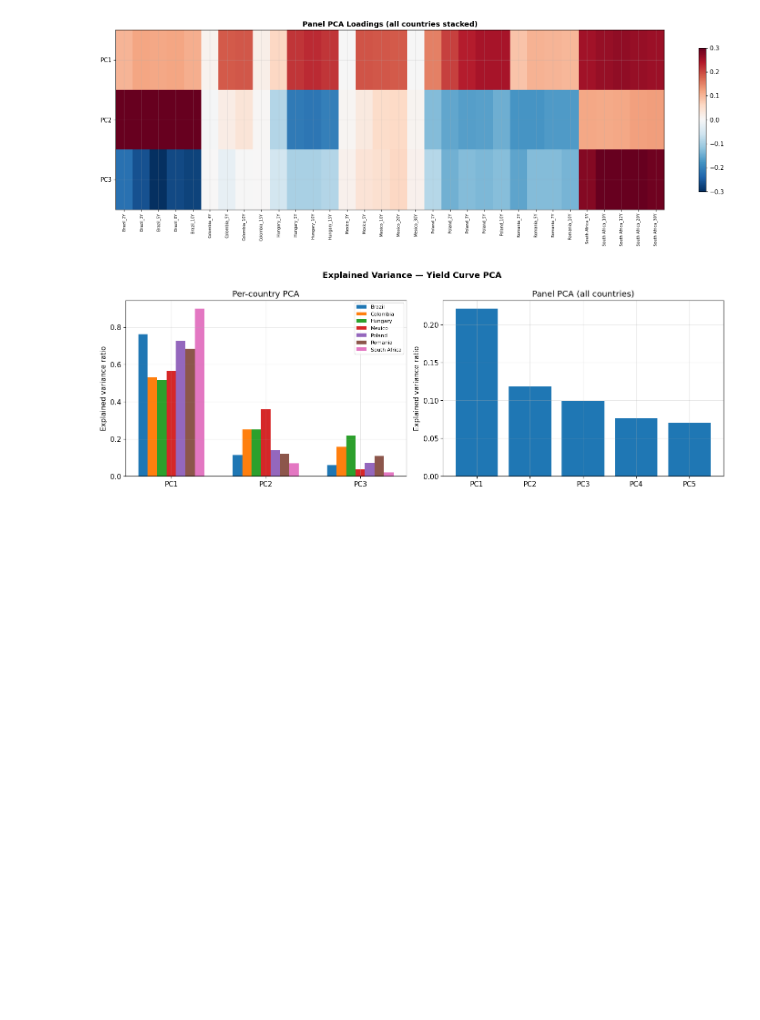
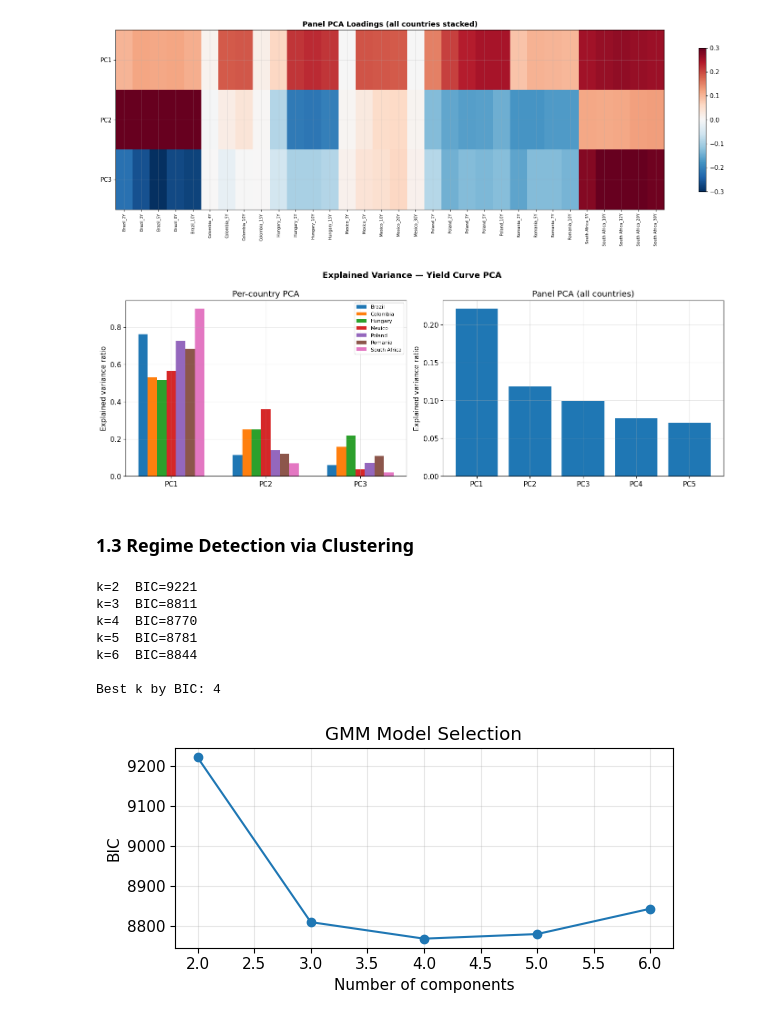
Before and after one commit to NicolasHY/Fixed-Income-Analytics, a Jupyter notebook: main.ipynb, the cells around one changed output. Drawn from its saved outputs; the diff is of its cells as text; code cells hidden in the pictures; blank space fills up the shorter version.

Commit message:
Added Module 1: GMM regime detection, alert engine

```diff
--- a/main.ipynb
+++ b/main.ipynb
@@ -429,3 +431,40 @@ plt.savefig("data/output/pca_explained_variance.png", dpi=150, bbox_inches="tigh
 plt.show()
 # %% [output]
 [figure]
+# %% [markdown]
+### 1.3 Regime Detection via Clustering
+# %%
+
+# Features: per-country PC1 scores + realized vol
+features = regime_features[["avg_level", "dispersion", "real_vol"]].copy()
+scaler_regime = StandardScaler()
+features_std = scaler_regime.fit_transform(features)
+
+# BIC to choose k
+bics = {}
+for k in range(2, 7):
+    gmm = GaussianMixture(n_components=k, covariance_type="full",
+                           n_init=10, random_state=42)
+    gmm.fit(features_std)
+    bics[k] = gmm.bic(features_std)
+    print(f"k={k}  BIC={bics[k]:.0f}")
+
+best_k = min(bics, key=bics.get)
+print(f"\nBest k by BIC: {best_k}")
+
+fig, ax = plt.subplots(figsize=(6, 3))
+ax.plot(list(bics.keys()), list(bics.values()), "-o")
+ax.set_xlabel("Number of components")
+ax.set_ylabel("BIC")
+ax.set_title("GMM Model Selection")
+fig.tight_layout()
+plt.show()
+# %% [output]
+k=2  BIC=9221
+k=3  BIC=8811
+k=4  BIC=8770
+k=5  BIC=8781
+k=6  BIC=8844
+
+Best k by BIC: 4
+[figure, added]
```
Also changed, not shown: parts of 9 cells of this notebook, 2 other files.
